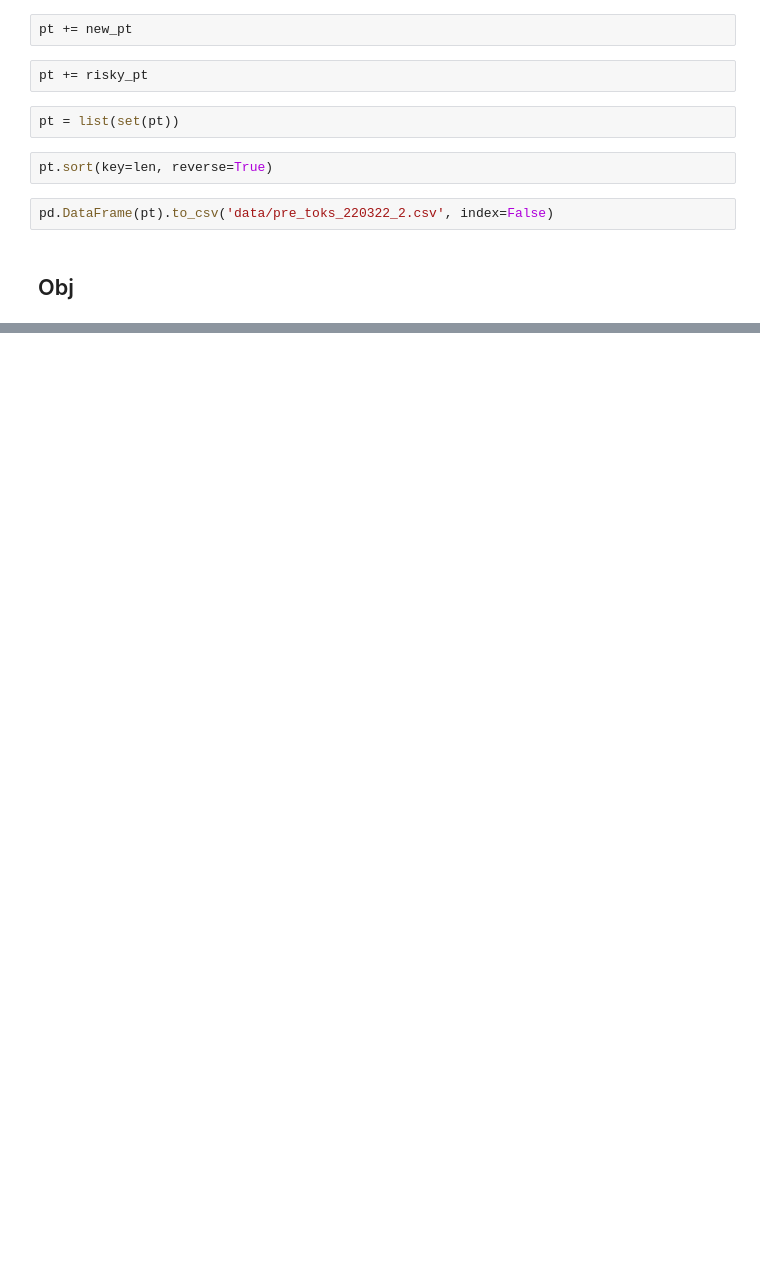
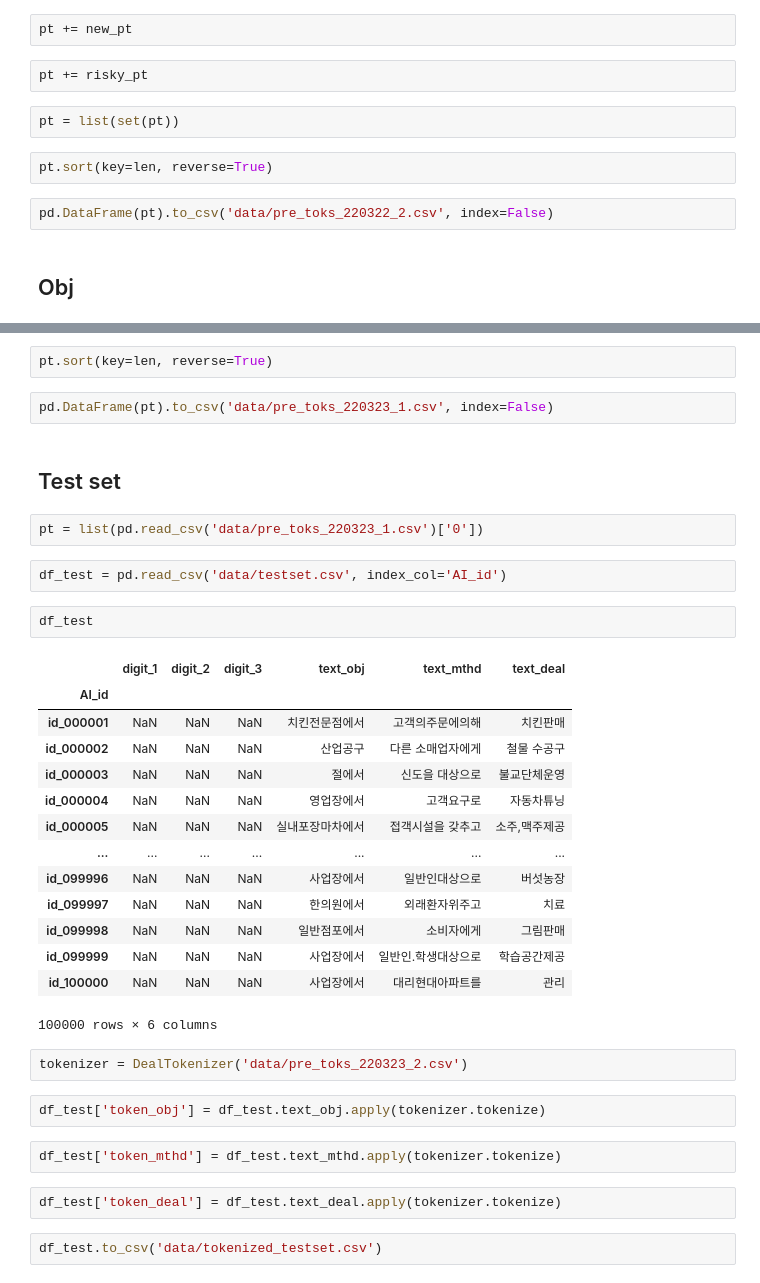
Before and after one commit to bwade9090/IndustrialClassification, a Jupyter notebook: Tokenizer.ipynb, the cells around one changed output, grey strips where cells are left out. Drawn from its saved outputs; the diff is of its cells as text; blank space fills up the shorter version.

Commit message:
update pre token

```diff
--- a/Tokenizer.ipynb
+++ b/Tokenizer.ipynb
@@ -623,0 +664,37 @@ pd.DataFrame(pt).to_csv('data/pre_toks_220322_2.csv', index=False)
+# %%
+pt.sort(key=len, reverse=True)
+# %%
+pd.DataFrame(pt).to_csv('data/pre_toks_220323_1.csv', index=False)
+# %% [markdown]
+## Test set
+# %%
+pt = list(pd.read_csv('data/pre_toks_220323_1.csv')['0'])
+# %%
+df_test = pd.read_csv('data/testset.csv', index_col='AI_id')
+# %%
+df_test
+# %% [output]
+|  | digit_1 | digit_2 | digit_3 | text_obj | text_mthd | text_deal |
+| AI_id |  |  |  |  |  |  |
+| id_000001 | NaN | NaN | NaN | 치킨전문점에서 | 고객의주문에의해 | 치킨판매 |
+| id_000002 | NaN | NaN | NaN | 산업공구 | 다른 소매업자에게 | 철물 수공구 |
+| id_000003 | NaN | NaN | NaN | 절에서 | 신도을 대상으로 | 불교단체운영 |
+| id_000004 | NaN | NaN | NaN | 영업장에서 | 고객요구로 | 자동차튜닝 |
+| id_000005 | NaN | NaN | NaN | 실내포장마차에서 | 접객시설을 갖추고 | 소주,맥주제공 |
+| ... | ... | ... | ... | ... | ... | ... |
+| id_099996 | NaN | NaN | NaN | 사업장에서 | 일반인대상으로 | 버섯농장 |
+| id_099997 | NaN | NaN | NaN | 한의원에서 | 외래환자위주고 | 치료 |
+| id_099998 | NaN | NaN | NaN | 일반점포에서 | 소비자에게 | 그림판매 |
+| id_099999 | NaN | NaN | NaN | 사업장에서 | 일반인.학생대상으로 | 학습공간제공 |
+| id_100000 | NaN | NaN | NaN | 사업장에서 | 대리현대아파트를 | 관리 |
+100000 rows × 6 columns
+# %%
+tokenizer = DealTokenizer('data/pre_toks_220323_2.csv')
+# %%
+df_test['token_obj'] = df_test.text_obj.apply(tokenizer.tokenize)
+# %%
+df_test['token_mthd'] = df_test.text_mthd.apply(tokenizer.tokenize)
+# %%
+df_test['token_deal'] = df_test.text_deal.apply(tokenizer.tokenize)
+# %%
+df_test.to_csv('data/tokenized_testset.csv')
```
Also changed, not shown: parts of 35 cells of this notebook, 1 other file.
